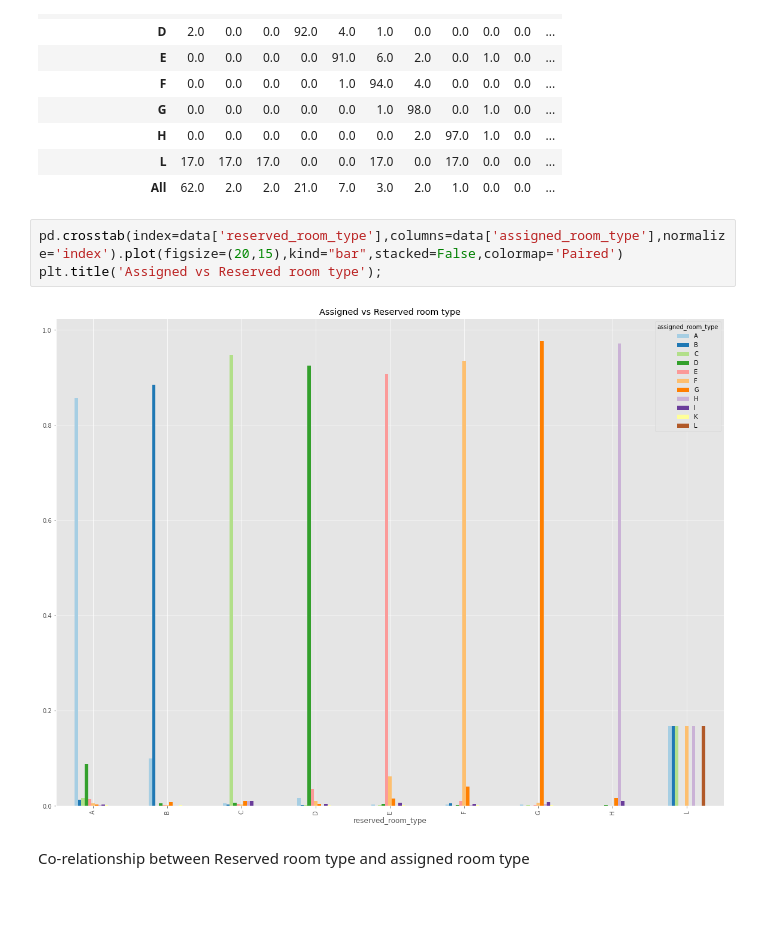
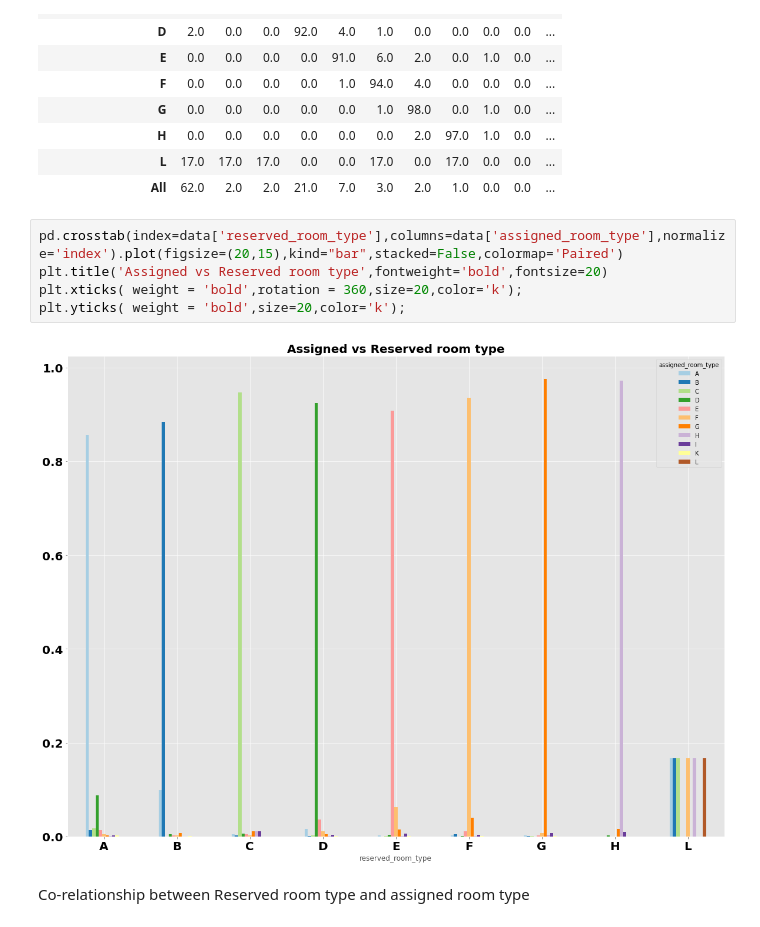
Before and after one commit to aynaval/Hotel-booking-analysis_EDA, a Jupyter notebook: EDA_Capstone_Project.ipynb, the cells around one changed output. Saved outputs shown, nothing was run; the diff lists cells and outputs as text.

```diff
--- a/EDA_Capstone_Project.ipynb
+++ b/EDA_Capstone_Project.ipynb
@@ -509,9 +509,11 @@ pd.crosstab(index=data['reserved_room_type'],columns=data['assigned_room_type'],
 | All | 62.0 | 2.0 | 2.0 | 21.0 | 7.0 | 3.0 | 2.0 | 1.0 | 0.0 | 0.0 | ... |
 # %%
 pd.crosstab(index=data['reserved_room_type'],columns=data['assigned_room_type'],normalize='index').plot(figsize=(20,15),kind="bar",stacked=False,colormap='Paired')
-plt.title('Assigned vs Reserved room type');
+plt.title('Assigned vs Reserved room type',fontweight='bold',fontsize=20)
+plt.xticks( weight = 'bold',rotation = 360,size=20,color='k');
+plt.yticks( weight = 'bold',size=20,color='k');
 # %% [output]
-[figure, old version]
+[figure, new version]
 # %% [markdown]
 Co-relationship between Reserved room type and assigned room type
 # %%
```
Also changed, not shown: parts of 22 cells of this notebook.
